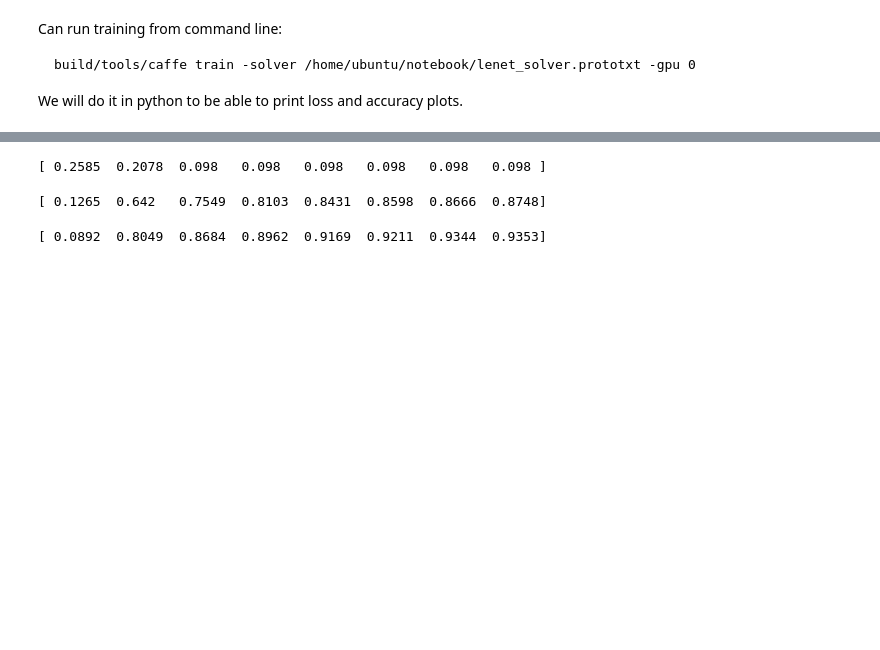
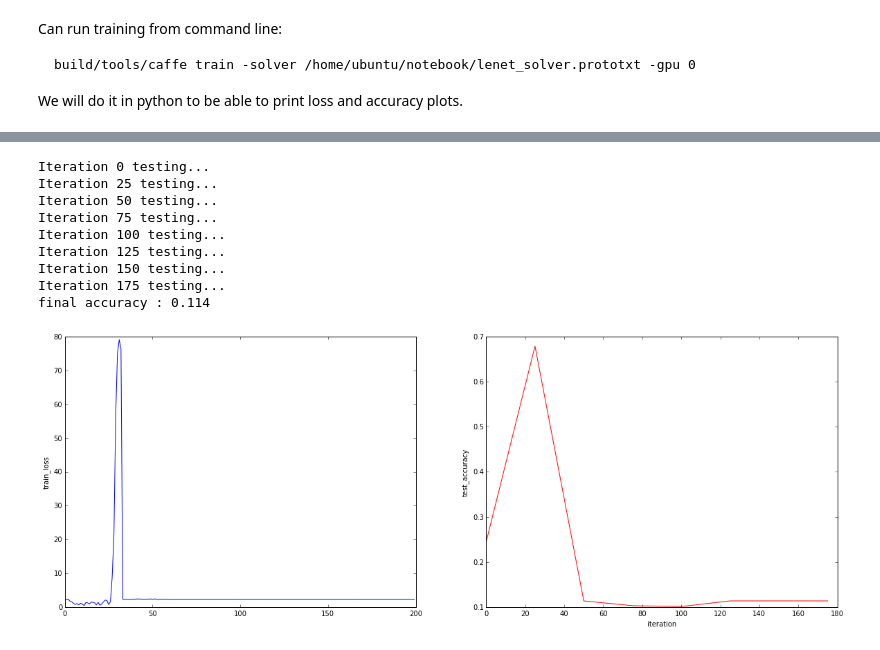
Before and after one commit to auduno/ods-deep-learning-tutorial, a Jupyter notebook: training_lenet.ipynb, the cells around one changed output, grey strips where cells are left out. Drawn from its saved outputs; the diff is of its cells as text; code cells hidden in the pictures; blank space fills up the shorter version.

```diff
--- a/training_lenet.ipynb
+++ b/training_lenet.ipynb
@@ -150,15 +143,0 @@ print test_acc
-# %%
-# 0.1
-print test_acc
-# %% [output]
-[ 0.2585  0.2078  0.098   0.098   0.098   0.098   0.098   0.098 ]
-# %%
-# 0.01, no momentum
-print test_acc
-# %% [output]
-[ 0.1265  0.642   0.7549  0.8103  0.8431  0.8598  0.8666  0.8748]
-# %%
-# 0.01, with 0.5 dropout on first fully connected
-print test_acc
-# %% [output]
-[ 0.0892  0.8049  0.8684  0.8962  0.9169  0.9211  0.9344  0.9353]
@@ -169,0 +144,54 @@ print test_acc
+# %%
+# redo training with learning rate of 0.1
+
+# set up new solver
+del solver
+solver = caffe.SGDSolver('./lenet_solver_lr0.1.prototxt')
+
+niter = 200
+test_interval = 25
+# losses will also be stored in the log
+train_loss = zeros(niter)
+test_acc = zeros(int(np.ceil(niter / test_interval)))
+
+# the main solver loop
+for it in range(niter):
+    solver.step(1)  # SGD by Caffe
+
+    # store the train loss
+    train_loss[it] = solver.net.blobs['loss'].data
+
+    # run a full test every so often
+    # (Caffe can also do this for us and write to a log, but we show here
+    #  how to do it directly in Python, where more complicated things are easier.)
+    if it % test_interval == 0:
+        print 'Iteration', it, 'testing...'
+        correct = 0
+        for test_it in range(100):
+            solver.test_nets[0].forward()
+            correct += sum(solver.test_nets[0].blobs['ip2'].data.argmax(1)
+                           == solver.test_nets[0].blobs['label'].data)
+        test_acc[it // test_interval] = correct / 1e4
+
+# plot train loss and testset accuracy
+rcParams['figure.figsize'] = (20, 7)
+pl1 = subplot(1,2,1)
+pl1.plot(arange(niter), train_loss)
+pl1.set_ylabel('train_loss')
+pl2 = subplot(1,2,2)
+pl2.plot(test_interval * arange(len(test_acc)), test_acc, 'r')
+pl2.set_ylabel('test_accuracy')
+pl2.set_xlabel('iteration')
+#
+print "final accuracy : %.3f" % test_acc[-1]
+# %% [output]
+Iteration 0 testing...
+Iteration 25 testing...
+Iteration 50 testing...
+Iteration 75 testing...
+Iteration 100 testing...
+Iteration 125 testing...
+Iteration 150 testing...
+Iteration 175 testing...
+final accuracy : 0.114
+[figure, added]
```
Also changed, not shown: parts of 11 cells of this notebook, 8 other files.
